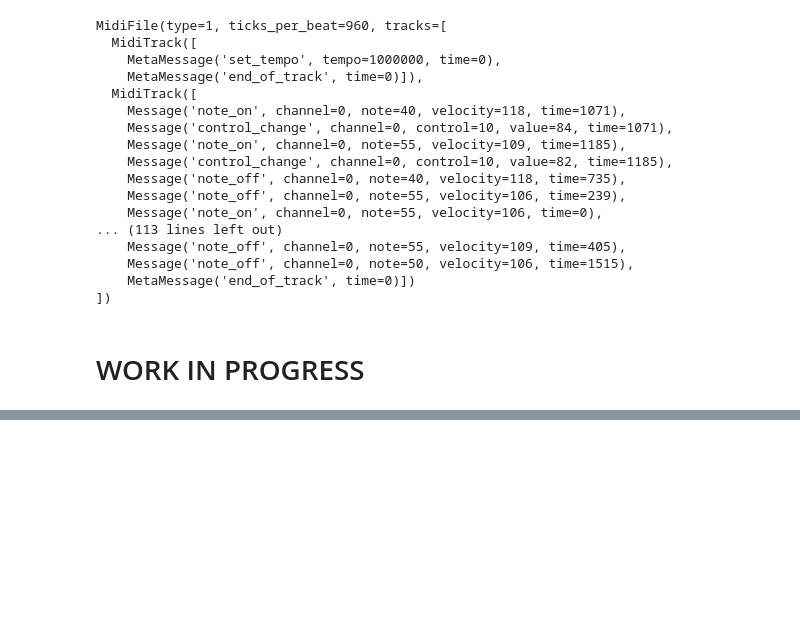
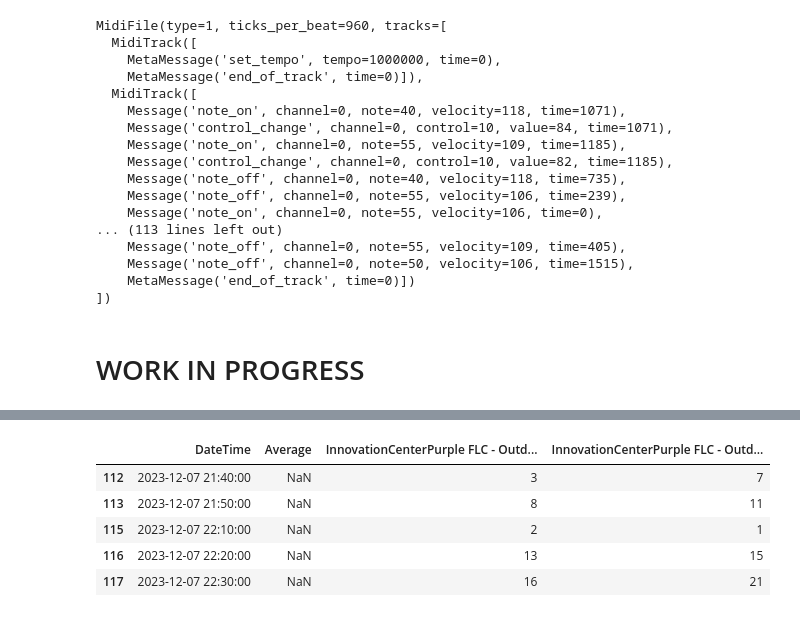
Before and after one commit to bbla1681/InnovationCenterSonification, a Jupyter notebook: data_functions/wave_to_midi.ipynb, the cells around one changed output, grey strips where cells are left out. Cells and saved outputs as stored; diff of their text form; code cells hidden in the pictures; blank space fills up the shorter version.

```diff
--- a/data_functions/wave_to_midi.ipynb
+++ b/data_functions/wave_to_midi.ipynb
@@ -514,0 +530,2 @@ def add_pan(filename, track_number, pan_values):
+# %%
+purple_df = purple_df.drop(purple_df[purple_df["InnovationCenterPurple FLC - Outdoor A"]==0].index)
@@ -514,0 +539,9 @@ def add_pan(filename, track_number, pan_values):
+# %%
+purple_df.head()
+# %% [output]
+|  | DateTime | Average | InnovationCenterPurple FLC - Outd... | InnovationCenterPurple FLC - Outd... |
+| 112 | 2023-12-07 21:40:00 | NaN | 3 | 7 |
+| 113 | 2023-12-07 21:50:00 | NaN | 8 | 11 |
+| 115 | 2023-12-07 22:10:00 | NaN | 2 | 1 |
+| 116 | 2023-12-07 22:20:00 | NaN | 13 | 15 |
+| 117 | 2023-12-07 22:30:00 | NaN | 16 | 21 |
```
Also changed, not shown: parts of 7 cells of this notebook, 10 other files.
